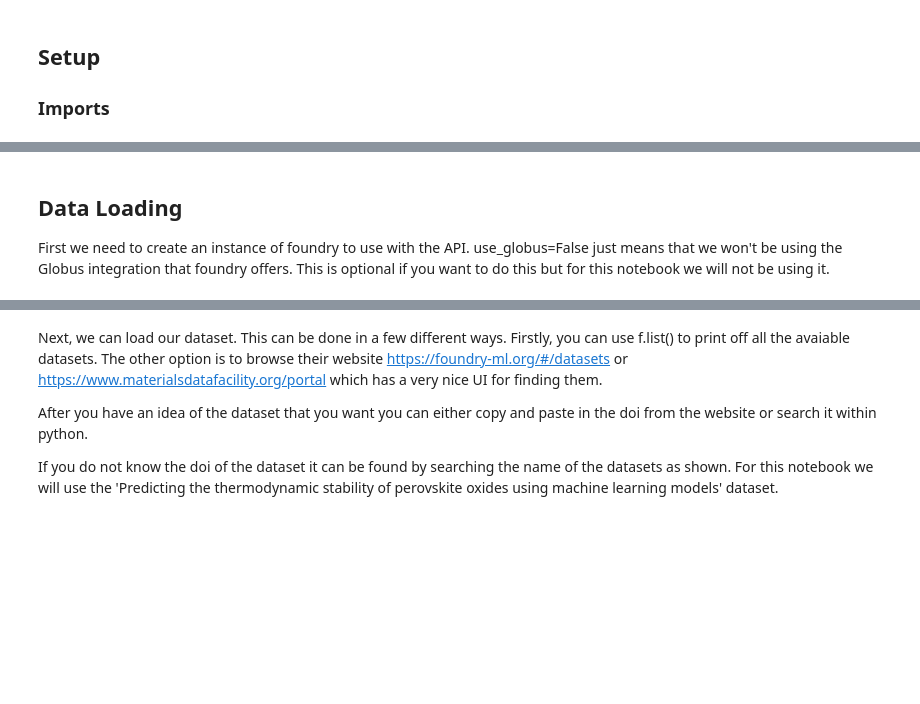
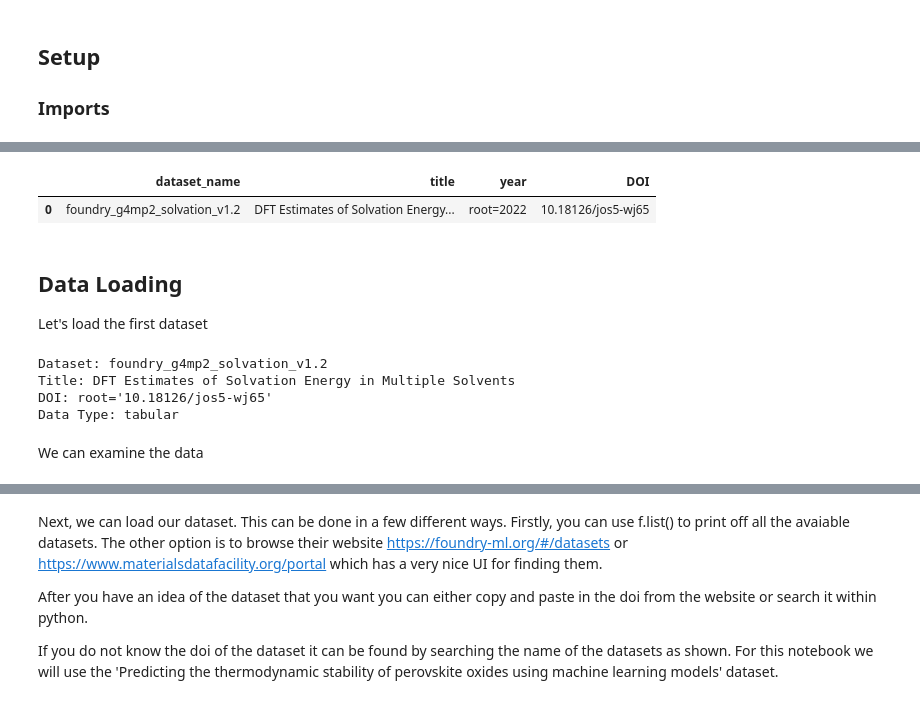
Before and after one commit to sp8rks/MaterialsInformatics, a Jupyter notebook: worked_examples/foundry/foundry.ipynb, the cells around one changed output, grey strips where cells are left out. Saved outputs shown, nothing was run; the diff lists cells and outputs as text; code cells hidden in the pictures; blank space fills up the shorter version.

Commit message:
improving foundry examples

```diff
--- a/worked_examples/foundry/foundry.ipynb
+++ b/worked_examples/foundry/foundry.ipynb
@@ -58,6 +18,30 @@ Successfully installed foundry-ml-1.2.1
-# %% [markdown]
-## Data Loading
-
-First we need to create an instance of foundry to use with the API. use_globus=False just means that we won't be using the Globus integration that foundry offers. This is optional if you want to do this but for this notebook we will not be using it.
-# %%
-f = Foundry(use_globus=False)
+# %%
+# Search for band gap datasets
+results = f.search("band gap", limit=5)
+results
+# %% [output]
+|  | dataset_name | title | year | DOI |
+| 0 | foundry_g4mp2_solvation_v1.2 | DFT Estimates of Solvation Energy... | root=2022 | 10.18126/jos5-wj65 |
+# %% [markdown]
+## Data Loading
+
+Let's load the first dataset
+# %%
+# Get a dataset
+results = f.search("band gap", limit=1)
+dataset = results.iloc[0].FoundryDataset
+
+# Get the schema
+schema = dataset.get_schema()
+
+print(f"Dataset: {schema['name']}")
+print(f"Title: {schema['title']}")
+print(f"DOI: {schema['doi']}")
+print(f"Data Type: {schema['data_type']}")
+# %% [output]
+Dataset: foundry_g4mp2_solvation_v1.2
+Title: DFT Estimates of Solvation Energy in Multiple Solvents
+DOI: root='10.18126/jos5-wj65'
+Data Type: tabular
+# %% [markdown]
+We can examine the data
```
Also changed, not shown: parts of 14 cells of this notebook, 1 other file.
